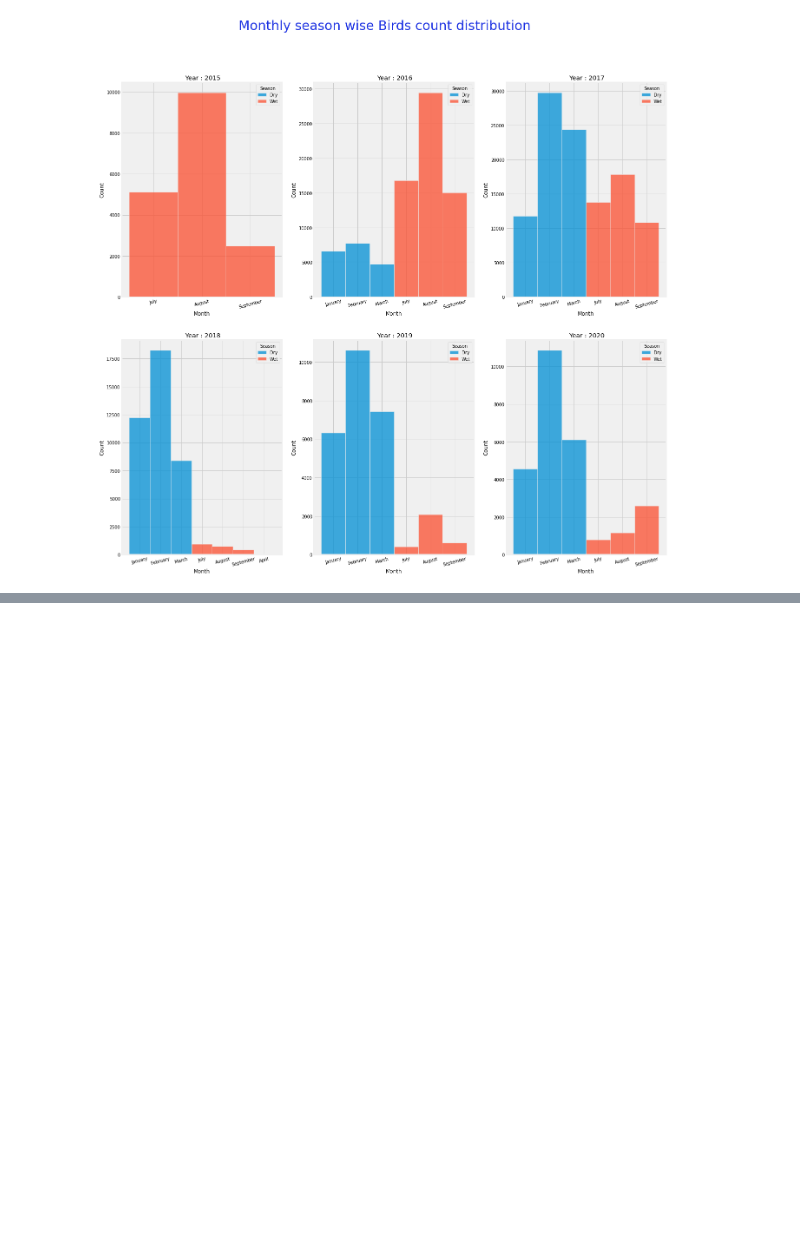
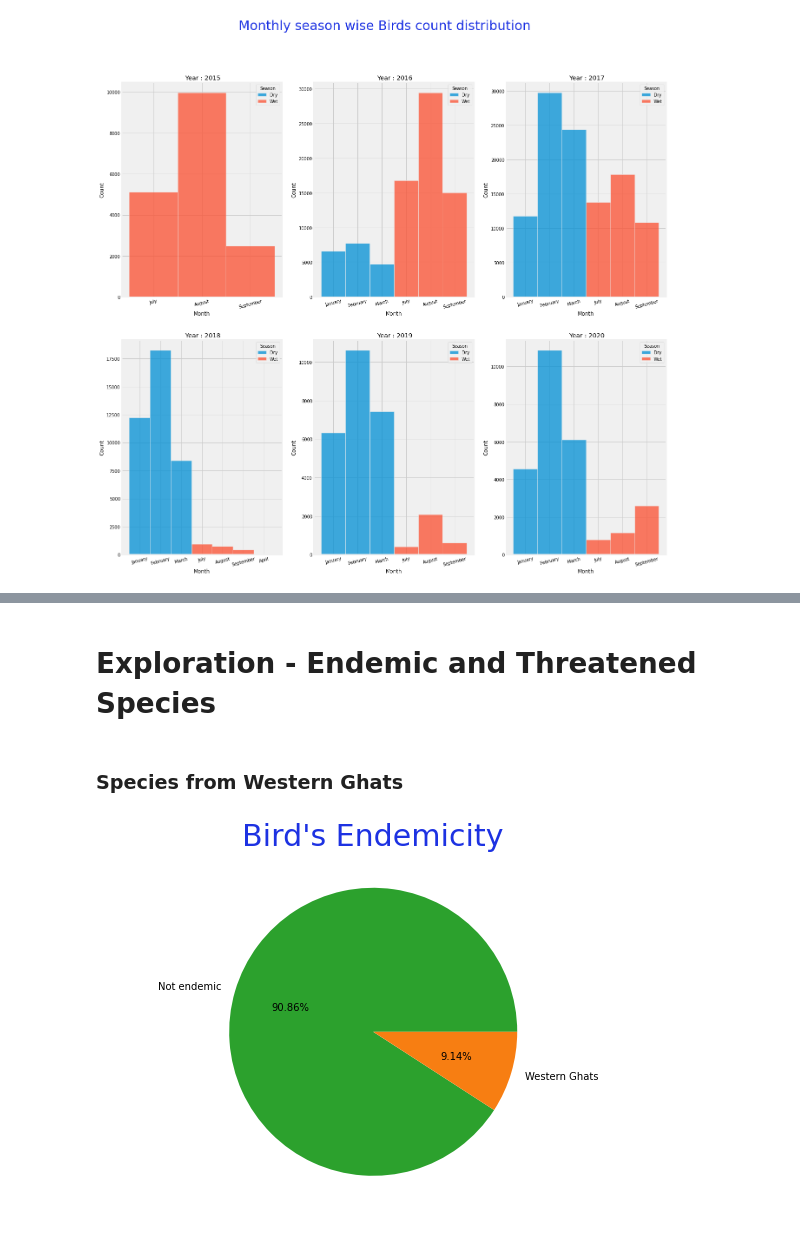
Before and after one commit to jishnukoliyadan/Kerala_Bird_Atlas, a Jupyter notebook: Kerala_Bird_Atlas.ipynb, the cells around one changed output, grey strips where cells are left out. Cells and saved outputs as stored; diff of their text form; code cells hidden in the pictures; blank space fills up the shorter version.

```diff
--- a/Kerala_Bird_Atlas.ipynb
+++ b/Kerala_Bird_Atlas.ipynb
@@ -733,0 +792,15 @@ plt.show()
+# %% [markdown]
+# Exploration - Endemic and Threatened Species
+# %% [markdown]
+### Species from Western Ghats
+# %%
+endemicity_ = pd.DataFrame(kba_species_df.Endemicity.value_counts()).reset_index().rename(columns = {'Endemicity' : 'Count', 'index' : 'label'})
+
+fig = plt.figure()
+ax = fig.add_axes([0,0,1.25,1.25])
+ax.axis('equal')
+plt.pie(endemicity_.Count, labels = endemicity_.label, autopct = '%1.2f%%', colors = ['#2ca12d', '#f77e12'])
+plt.title("Bird's Endemicity", fontsize = 30, c = '#1D32E2')
+plt.show()
+# %% [output]
+[figure, added]
```
Also changed, not shown: parts of 24 cells of this notebook.
